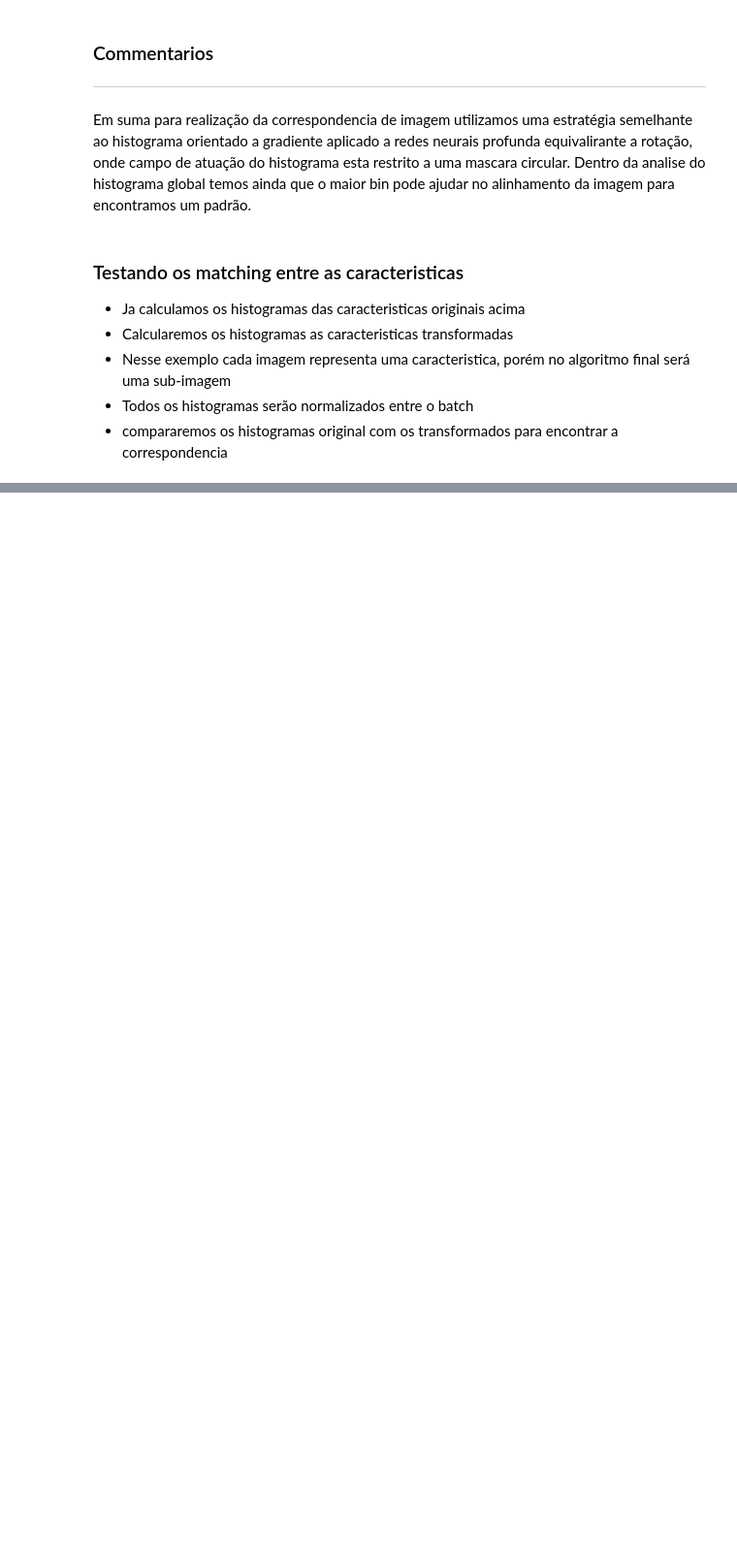
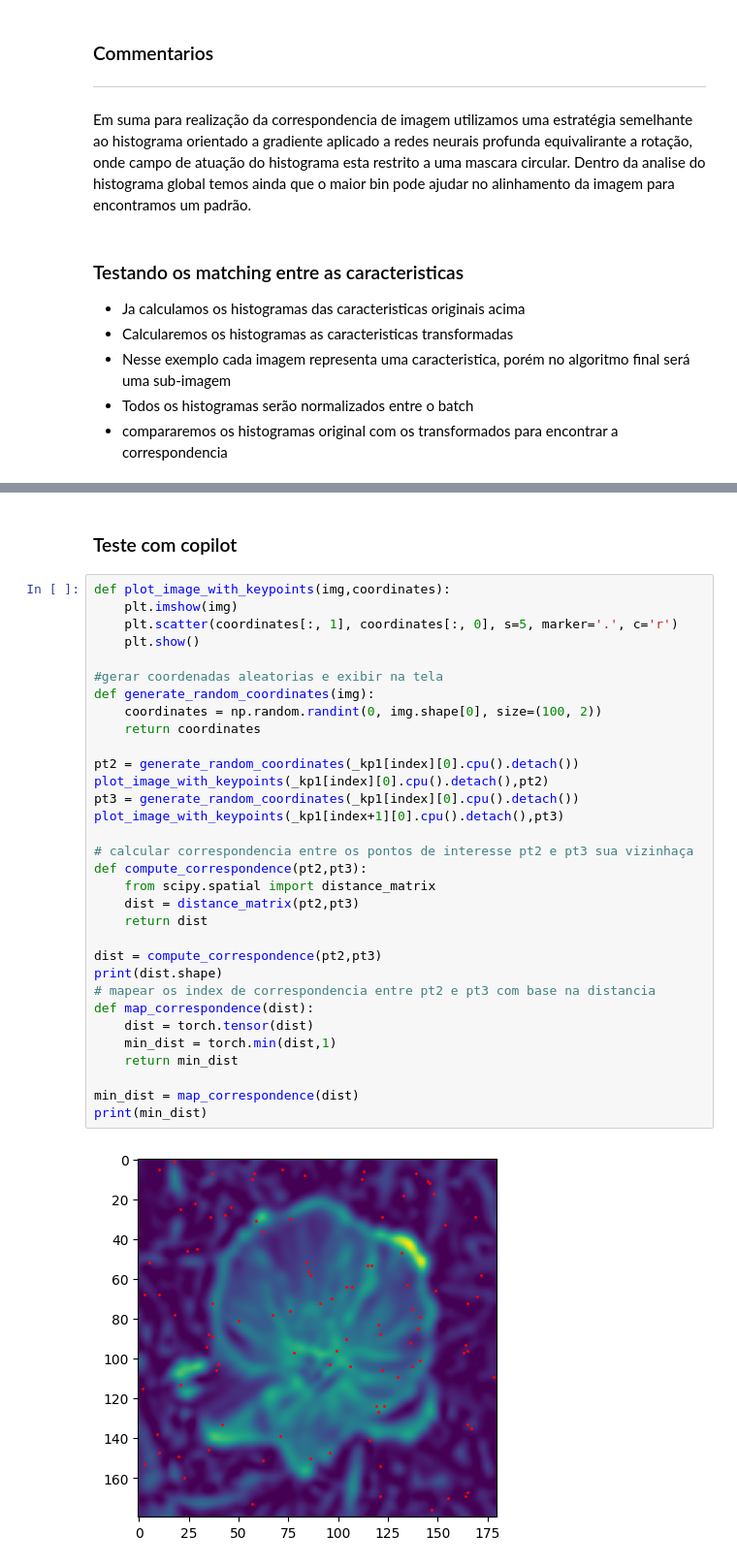
Before and after one commit to binarycode11/singular-points, a Jupyter notebook: exemplo-orie-hist.ipynb, the cells around one changed output, grey strips where cells are left out. Shown at 97% size. Cells and saved outputs as stored; diff of their text form; blank space fills up the shorter version.

```diff
--- a/exemplo-orie-hist.ipynb
+++ b/exemplo-orie-hist.ipynb
@@ -385,3 +350,39 @@ index:  6  found in  6  position
 index:  7  found in  7  position
 index:  8  found in  8  position
 index:  9  found in  9  position
+# %% [markdown]
+### Teste com copilot
+# %%
+def plot_image_with_keypoints(img,coordinates):
+    plt.imshow(img)
+    plt.scatter(coordinates[:, 1], coordinates[:, 0], s=5, marker='.', c='r')
+    plt.show()
+
+#gerar coordenadas aleatorias e exibir na tela
+def generate_random_coordinates(img):
+    coordinates = np.random.randint(0, img.shape[0], size=(100, 2))
+    return coordinates
+
+pt2 = generate_random_coordinates(_kp1[index][0].cpu().detach())
+plot_image_with_keypoints(_kp1[index][0].cpu().detach(),pt2)
+pt3 = generate_random_coordinates(_kp1[index][0].cpu().detach())
+plot_image_with_keypoints(_kp1[index+1][0].cpu().detach(),pt3)
+
+# calcular correspondencia entre os pontos de interesse pt2 e pt3 sua vizinhaça
+def compute_correspondence(pt2,pt3):
+    from scipy.spatial import distance_matrix
+    dist = distance_matrix(pt2,pt3)
+    return dist
+
+dist = compute_correspondence(pt2,pt3)
+print(dist.shape)
+# mapear os index de correspondencia entre pt2 e pt3 com base na distancia
+def map_correspondence(dist):
+    dist = torch.tensor(dist)
+    min_dist = torch.min(dist,1)
+    return min_dist
+
+min_dist = map_correspondence(dist)
+print(min_dist)
+# %% [output]
+[figure, added]
```
Also changed, not shown: parts of 19 cells of this notebook, 9 other files.
